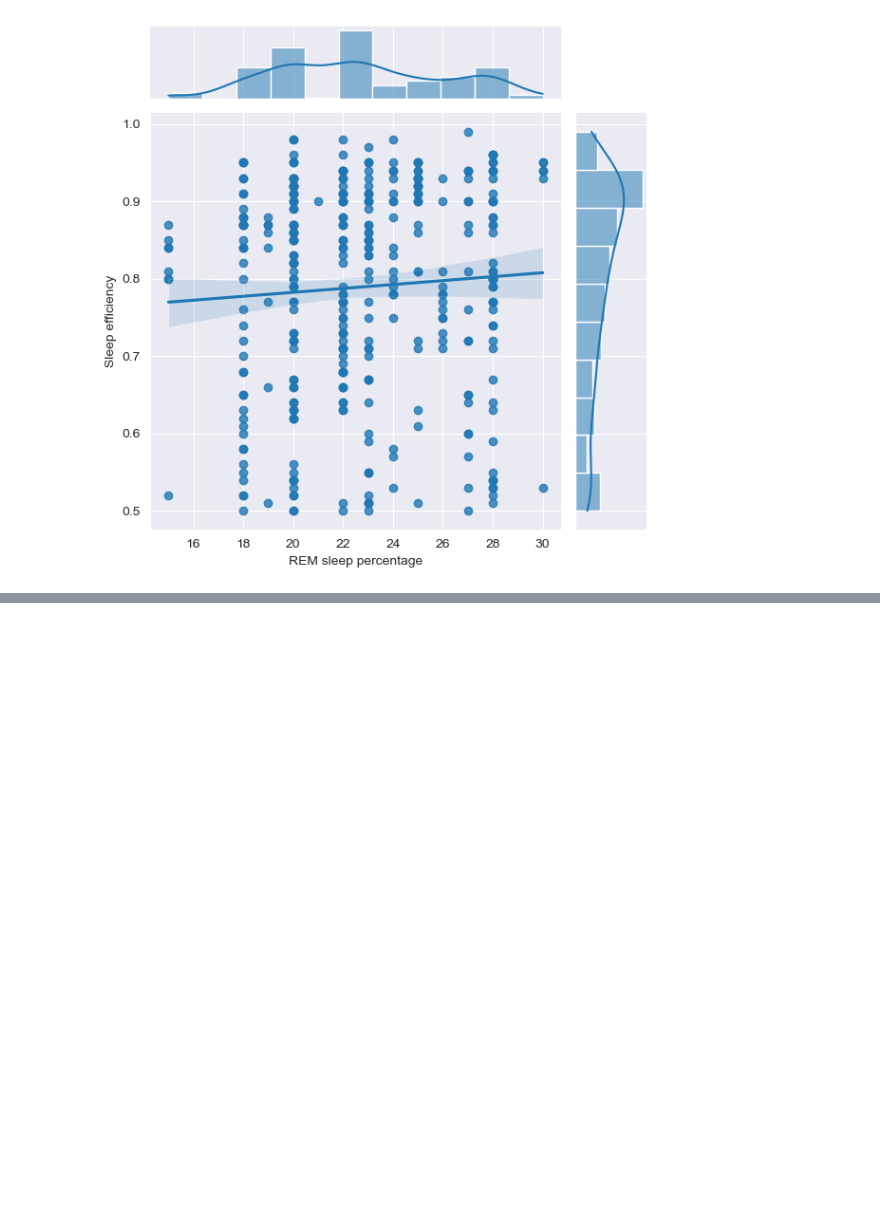
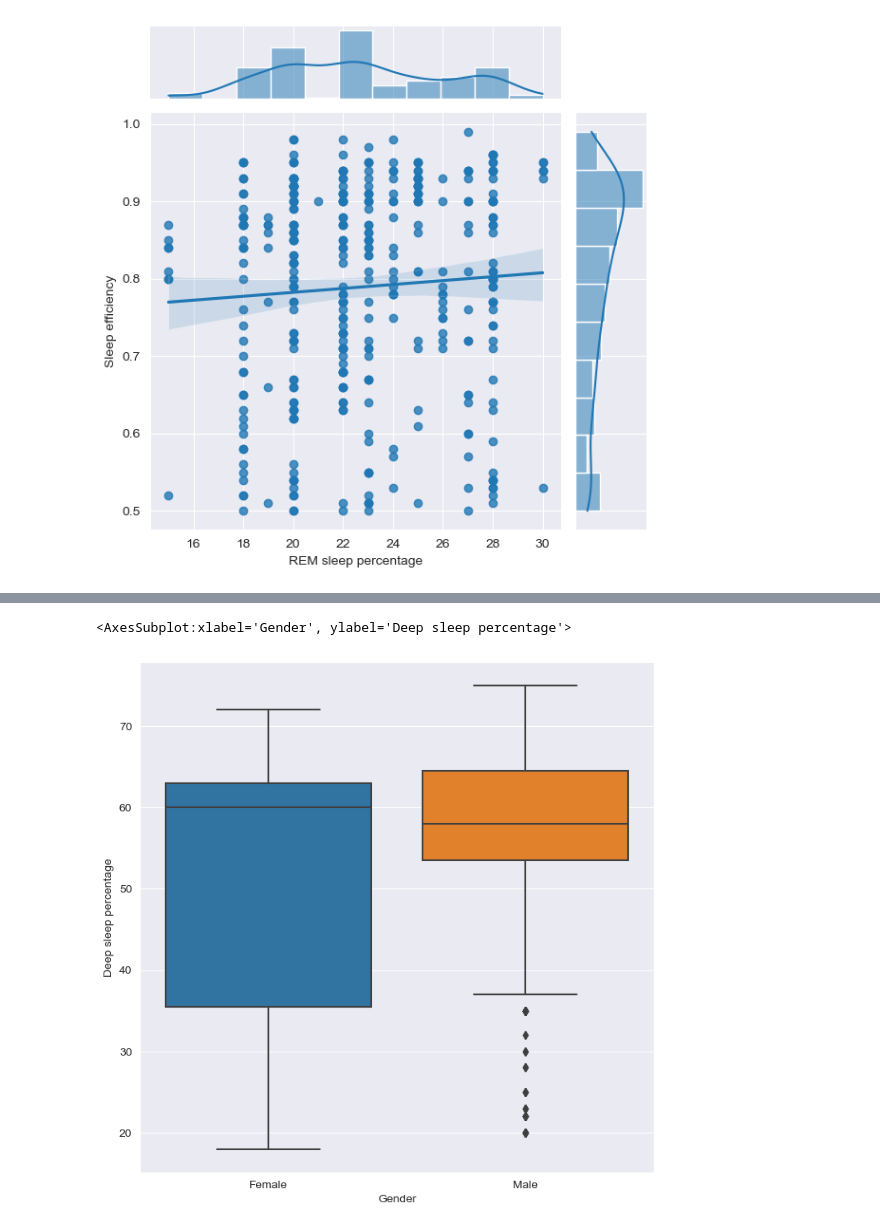
Before and after one commit to heinrickturingan/DataExplore, a Jupyter notebook: Sleep_Efficiency_Capstone.ipynb, the cells around one changed output, grey strips where cells are left out. Drawn from its saved outputs; the diff is of its cells as text; code cells hidden in the pictures; blank space fills up the shorter version.

```diff
--- a/Sleep_Efficiency_Capstone.ipynb
+++ b/Sleep_Efficiency_Capstone.ipynb
@@ -116,7 +116,3 @@ data.head()
 | 2 | 3 | 40 | Female | 2021-05-25 21:30:00 | 2021-05-25 05:30:00 | 8.0 | 0.89 | ... |
 | 3 | 4 | 40 | Female | 2021-11-03 02:30:00 | 2021-11-03 08:30:00 | 6.0 | 0.51 | ... |
 | 4 | 5 | 57 | Male | 2021-03-13 01:00:00 | 2021-03-13 09:00:00 | 8.0 | 0.76 | ... |
-# %%
-# Changing features to Numeric
-data['Gender'] = np.where(data['Gender'] == 'Male',1,0)
-data['Smoking status'] = np.where(data['Smoking status'] == 'Yes',1,0)
@@ -174,0 +184,9 @@ sns.jointplot(x='REM sleep percentage', y='Sleep efficiency', data = data, kind
+# %%
+# Female has a more spread when it comes to deep sleep that Male
+
+sns.set_style('darkgrid')
+plt.figure(figsize=(8,8))
+sns.boxplot(x='Gender', y='Deep sleep percentage', data=data)
+# %% [output]
+<AxesSubplot:xlabel='Gender', ylabel='Deep sleep percentage'>
+[figure, added]
```
Also changed, not shown: parts of 3 cells of this notebook.
